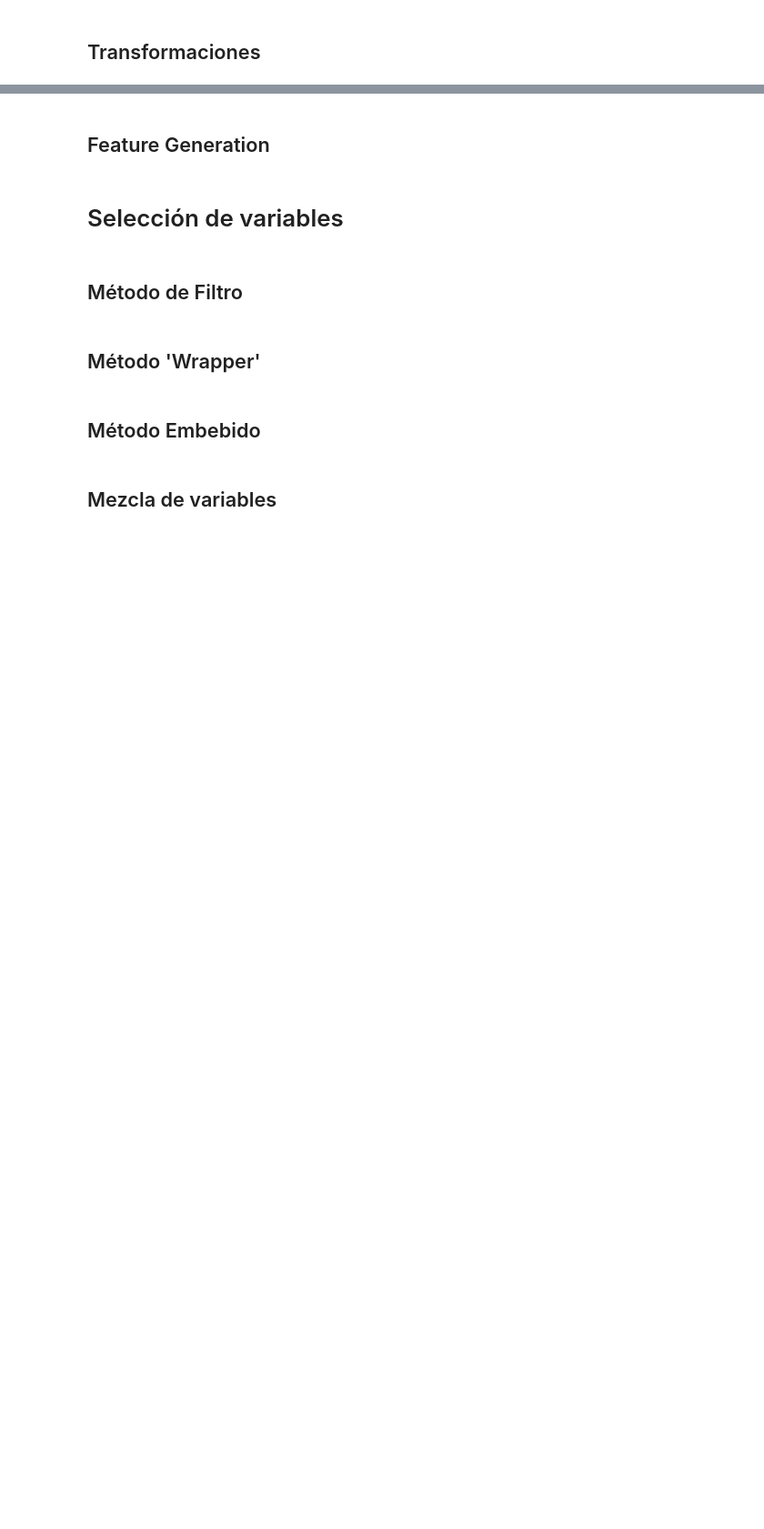
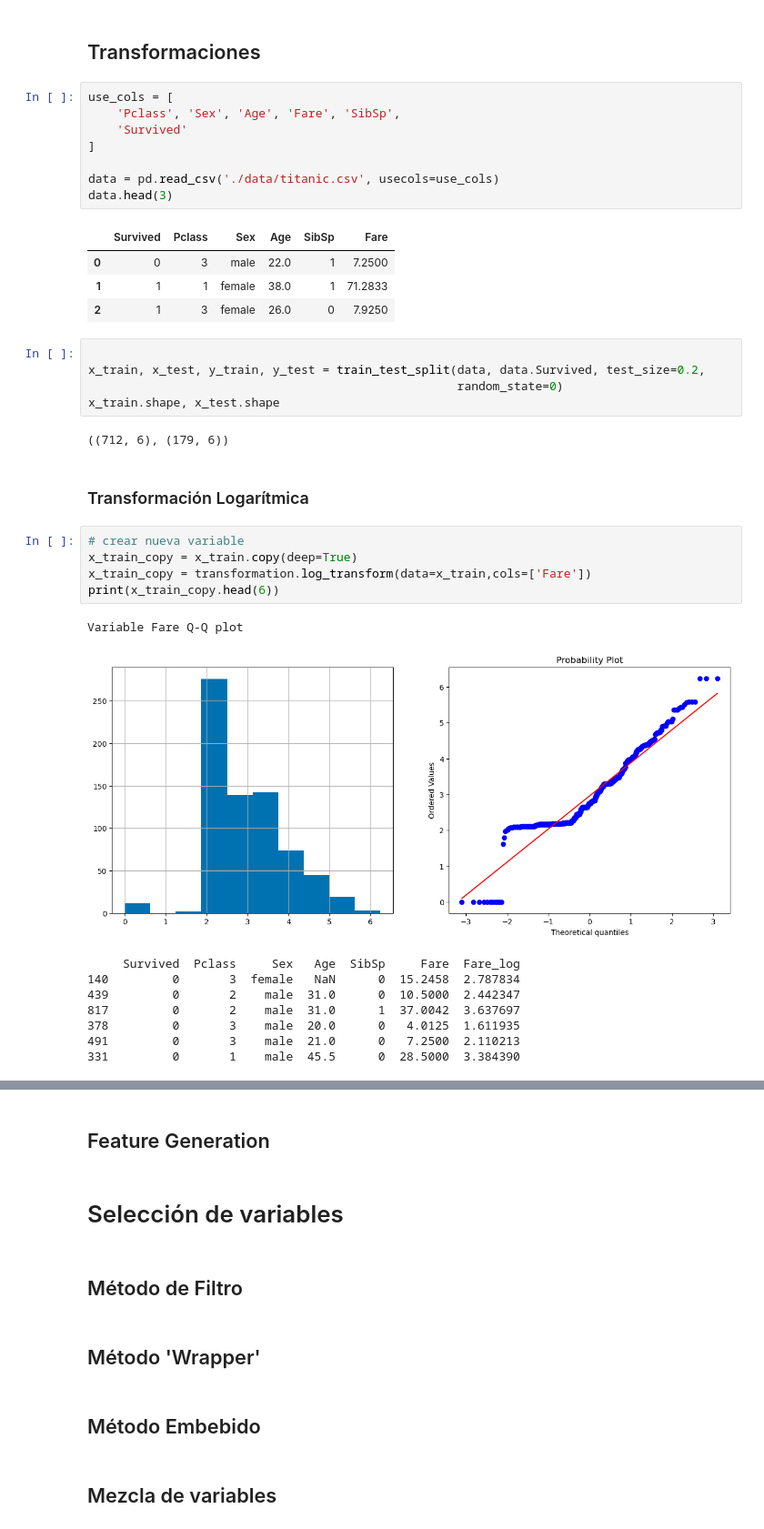
Before and after one commit to dfosorio111/tech_skills, a Jupyter notebook: etl/preprocesamiento.ipynb, the cells around one changed output, grey strips where cells are left out. Shown: that part at 91% size. Saved outputs shown, nothing was run; the diff lists cells and outputs as text; blank space fills up the shorter version.

```diff
--- a/etl/preprocesamiento.ipynb
+++ b/etl/preprocesamiento.ipynb
@@ -1235,2 +1404,39 @@ print(x_train_copy.head(10))
 # %% [markdown]
 ## Transformaciones
+# %%
+use_cols = [
+    'Pclass', 'Sex', 'Age', 'Fare', 'SibSp',
+    'Survived'
+]
+
+data = pd.read_csv('./data/titanic.csv', usecols=use_cols)
+data.head(3)
+# %% [output]
+|  | Survived | Pclass | Sex | Age | SibSp | Fare |
+| 0 | 0 | 3 | male | 22.0 | 1 | 7.2500 |
+| 1 | 1 | 1 | female | 38.0 | 1 | 71.2833 |
+| 2 | 1 | 3 | female | 26.0 | 0 | 7.9250 |
+# %%
+
+x_train, x_test, y_train, y_test = train_test_split(data, data.Survived, test_size=0.2,
+                                                    random_state=0)
+x_train.shape, x_test.shape
+# %% [output]
+((712, 6), (179, 6))
+# %% [markdown]
+### Transformación Logarítmica
+# %%
+# crear nueva variable
+x_train_copy = x_train.copy(deep=True)
+x_train_copy = transformation.log_transform(data=x_train,cols=['Fare'])
+print(x_train_copy.head(6))
+# %% [output]
+Variable Fare Q-Q plot
+[figure, added]
+     Survived  Pclass     Sex   Age  SibSp     Fare  Fare_log
+140         0       3  female   NaN      0  15.2458  2.787834
+439         0       2    male  31.0      0  10.5000  2.442347
+817         0       2    male  31.0      1  37.0042  3.637697
+378         0       3    male  20.0      0   4.0125  1.611935
+491         0       3    male  21.0      0   7.2500  2.110213
+331         0       1    male  45.5      0  28.5000  3.384390
```
Also changed, not shown: parts of 39 cells of this notebook.
